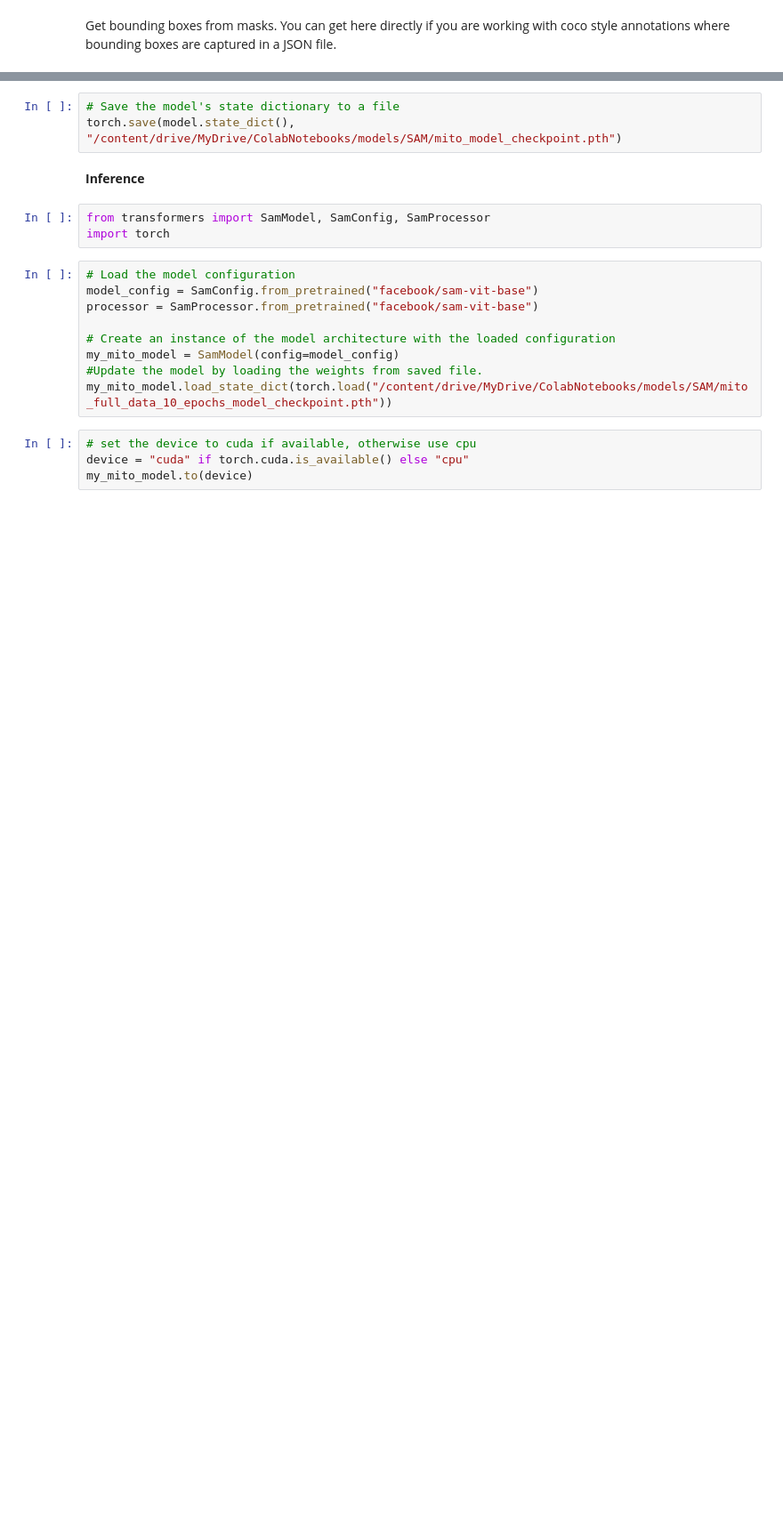
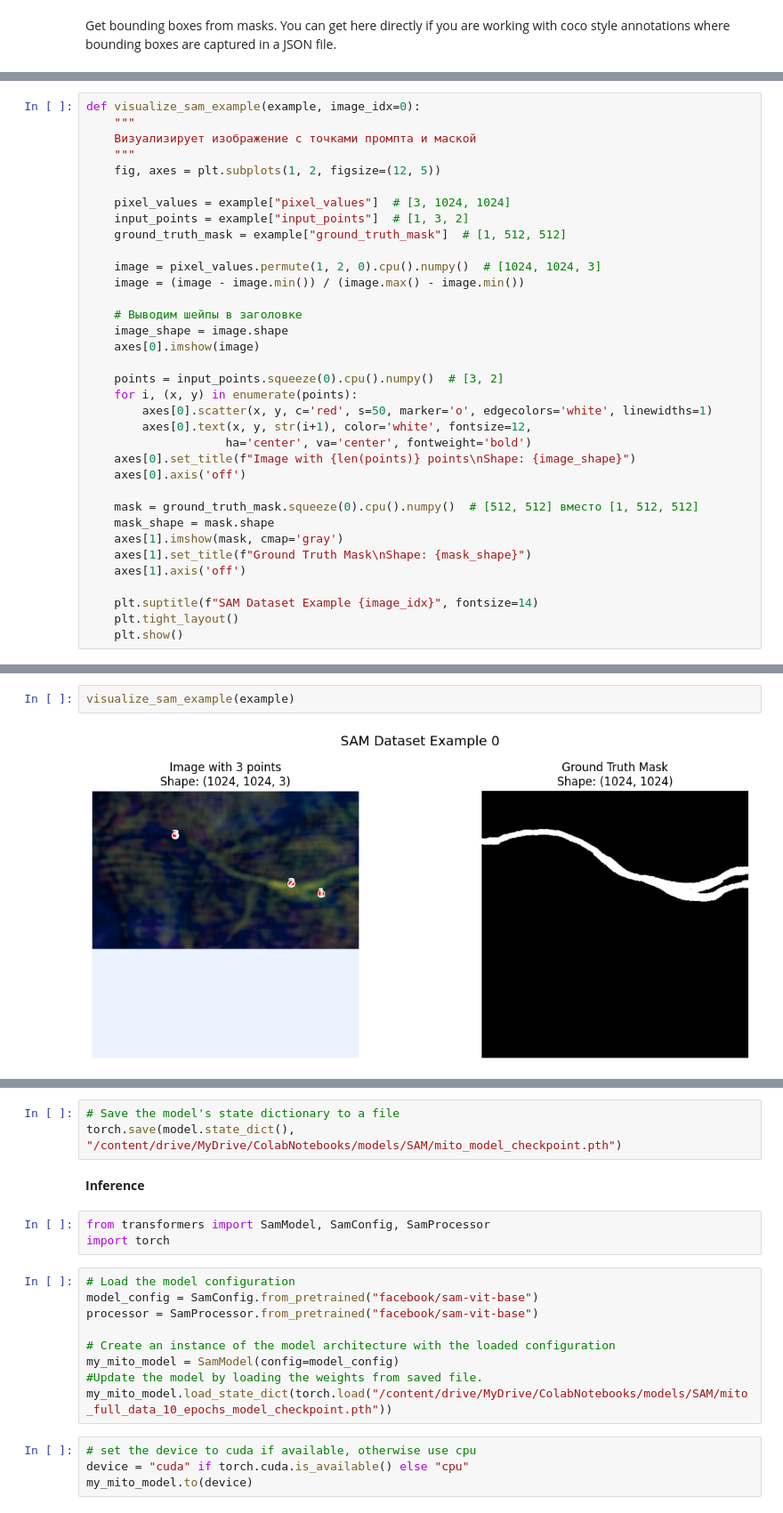
Before and after one commit to MargoBenedichuk/IT-Geo-Paleochannel, a Jupyter notebook: notebooks/tune_SAM.ipynb, the cells around one changed output, grey strips where cells are left out. Shown at 89% size. Drawn from its saved outputs; the diff is of its cells as text; blank space fills up the shorter version.

```diff
--- a/notebooks/tune_SAM.ipynb
+++ b/notebooks/tune_SAM.ipynb
@@ -136,5 +151,40 @@ class SAMDataset(Dataset):
     inputs["ground_truth_mask"] = ground_truth_mask_tensor
 
     return inputs
+# %%
+def visualize_sam_example(example, image_idx=0):
+    """
+    Визуализирует изображение с точками промпта и маской
+    """
+    fig, axes = plt.subplots(1, 2, figsize=(12, 5))
+
+    pixel_values = example["pixel_values"]  # [3, 1024, 1024]
+    input_points = example["input_points"]  # [1, 3, 2]
+    ground_truth_mask = example["ground_truth_mask"]  # [1, 512, 512]
+
+    image = pixel_values.permute(1, 2, 0).cpu().numpy()  # [1024, 1024, 3]
+    image = (image - image.min()) / (image.max() - image.min())
+
+    # Выводим шейпы в заголовке
+    image_shape = image.shape
+    axes[0].imshow(image)
+
+    points = input_points.squeeze(0).cpu().numpy()  # [3, 2]
+    for i, (x, y) in enumerate(points):
+        axes[0].scatter(x, y, c='red', s=50, marker='o', edgecolors='white', linewidths=1)
+        axes[0].text(x, y, str(i+1), color='white', fontsize=12,
+                    ha='center', va='center', fontweight='bold')
+    axes[0].set_title(f"Image with {len(points)} points\nShape: {image_shape}")
+    axes[0].axis('off')
+
+    mask = ground_truth_mask.squeeze(0).cpu().numpy()  # [512, 512] вместо [1, 512, 512]
+    mask_shape = mask.shape
+    axes[1].imshow(mask, cmap='gray')
+    axes[1].set_title(f"Ground Truth Mask\nShape: {mask_shape}")
+    axes[1].axis('off')
+
+    plt.suptitle(f"SAM Dataset Example {image_idx}", fontsize=14)
+    plt.tight_layout()
+    plt.show()
 # %%
 # Initialize the processor
@@ -272,0 +206,4 @@ Mean loss: 1.1451855897903442
+# %%
+visualize_sam_example(example)
+# %% [output]
+[figure, added]
```
Also changed, not shown: parts of 28 cells of this notebook, 1 other file.
